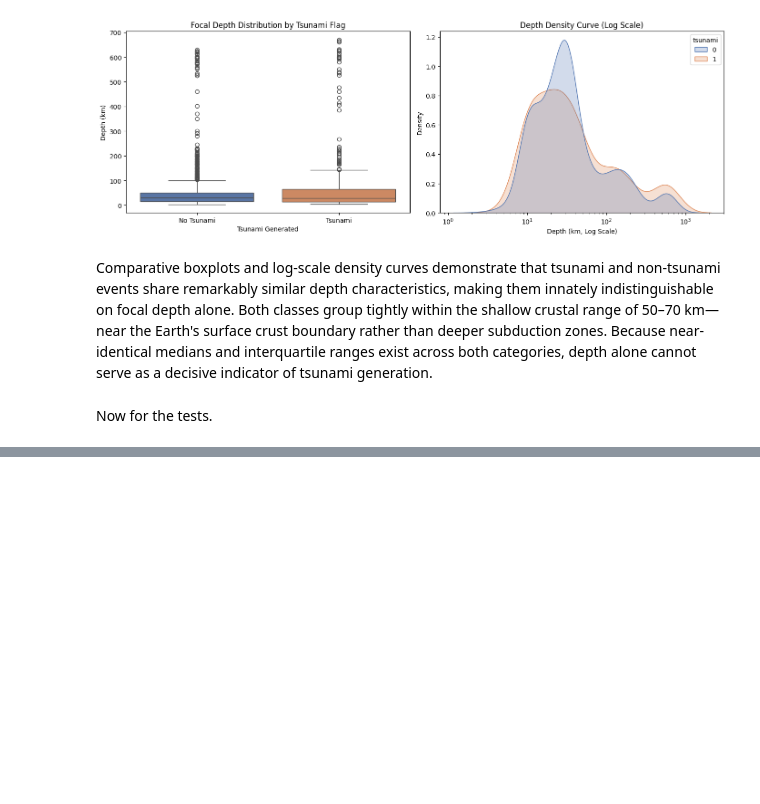
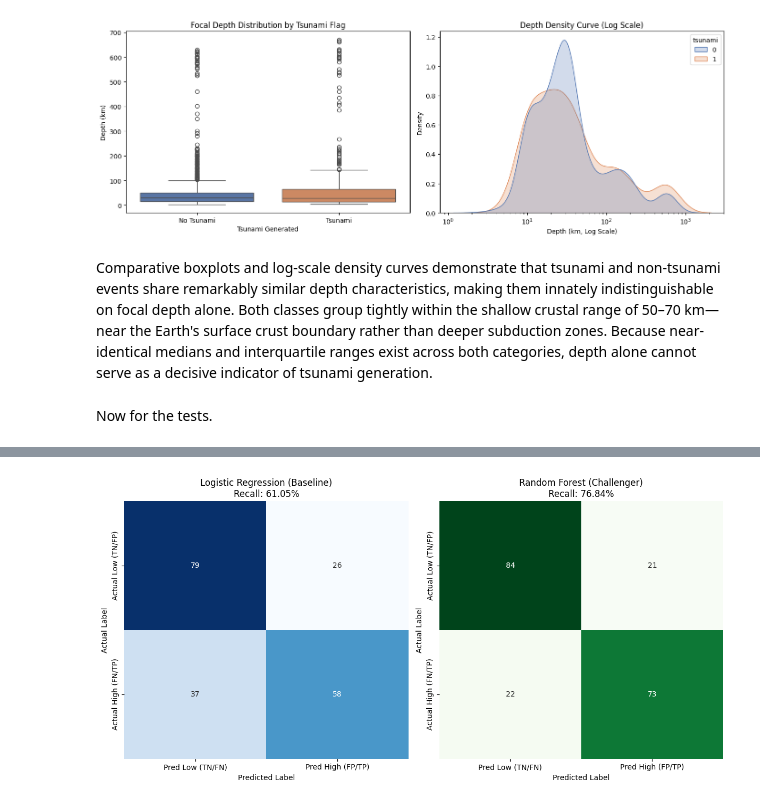
Before and after one commit to 13NateMate37/NHastings_Earthquake_Analysis_CI_Capstone_2, a Jupyter notebook: jupyter_notebooks/2_EDA_HTesting.ipynb, the cells around one changed output, grey strips where cells are left out. Saved outputs shown, nothing was run; the diff lists cells and outputs as text; code cells hidden in the pictures; blank space fills up the shorter version.

```diff
--- a/jupyter_notebooks/2_EDA_HTesting.ipynb
+++ b/jupyter_notebooks/2_EDA_HTesting.ipynb
@@ -430,0 +453,19 @@ AttributeError: Module 'scipy' has no attribute 'mannwhitneyu'
+# %%
+# Required tool
+from sklearn.model_selection import train_test_split
+
+# Storing the real-time physical features
+fMatrix_columns = ["magnitude", "depth", "latitude", "longitude", "magType"]
+X = df_clean[fMatrix_columns].copy()
+y = df_clean["high_severity"]
+
+# One-hot Encode magType
+X = pd.get_dummies(X, columns=["magType"], drop_first=True)
+
+# Stratify the split
+X_train, X_test, y_train, y_test = train_test_split(
+    X, y, test_size=0.20, random_state=42, stratify=y
+)
+
+print(f"Features matrix shape: {X.shape}")
+print(f"High Severity positive rate: {y.mean():.2%}")
@@ -430,0 +533,46 @@ AttributeError: Module 'scipy' has no attribute 'mannwhitneyu'
+# %%
+# Required tool
+# ai helped
+from sklearn.metrics import confusion_matrix
+
+# Compute the matrices
+conMatrix_logisticReg = confusion_matrix(y_test, logistic_regression_predict)
+conMatric_RandFrst = confusion_matrix(y_test, random_forest_predict)
+
+# Plotting dimesntions
+fig, axes = plt.subplots(1,2, figsize=(12, 6))
+
+# Logistic Regression heatmap
+sns.heatmap(
+    conMatrix_logisticReg,
+    annot=True,
+    fmt="d",
+    cmap="Blues",
+    cbar=False,
+    ax=axes[0],
+    xticklabels=["Pred Low (TN/FN)", "Pred High (FP/TP)"],
+    yticklabels=["Actual Low (TN/FP)", "Actual High (FN/TP)"],
+)
+axes[0].set_title("Logistic Regression (Baseline)\nRecall: 61.05%", fontsize=12)
+axes[0].set_xlabel("Predicted Label")
+axes[0].set_ylabel("Actual Label")
+
+# Random Forest heatmap
+sns.heatmap(
+    conMatric_RandFrst,
+    annot=True,
+    fmt="d",
+    cmap="Greens",
+    cbar=False,
+    ax=axes[1],
+    xticklabels=["Pred Low (TN/FN)", "Pred High (FP/TP)"],
+    yticklabels=["Actual Low (TN/FP)", "Actual High (FN/TP)"]
+)
+axes[1].set_title("Random Forest (Challenger)\nRecall: 76.84%", fontsize=12)
+axes[1].set_xlabel("Predicted Label")
+axes[1].set_ylabel("Actual Label")
+
+plt.tight_layout()
+plt.show()
+# %% [output]
+[figure, added]
```
Also changed, not shown: parts of 18 cells of this notebook, 1 other file.
